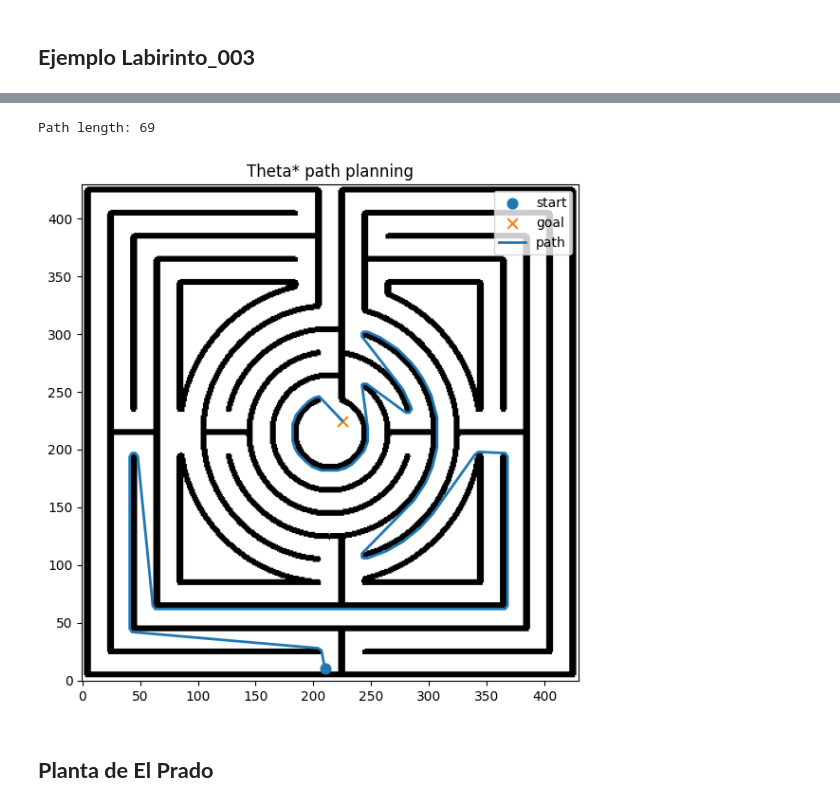
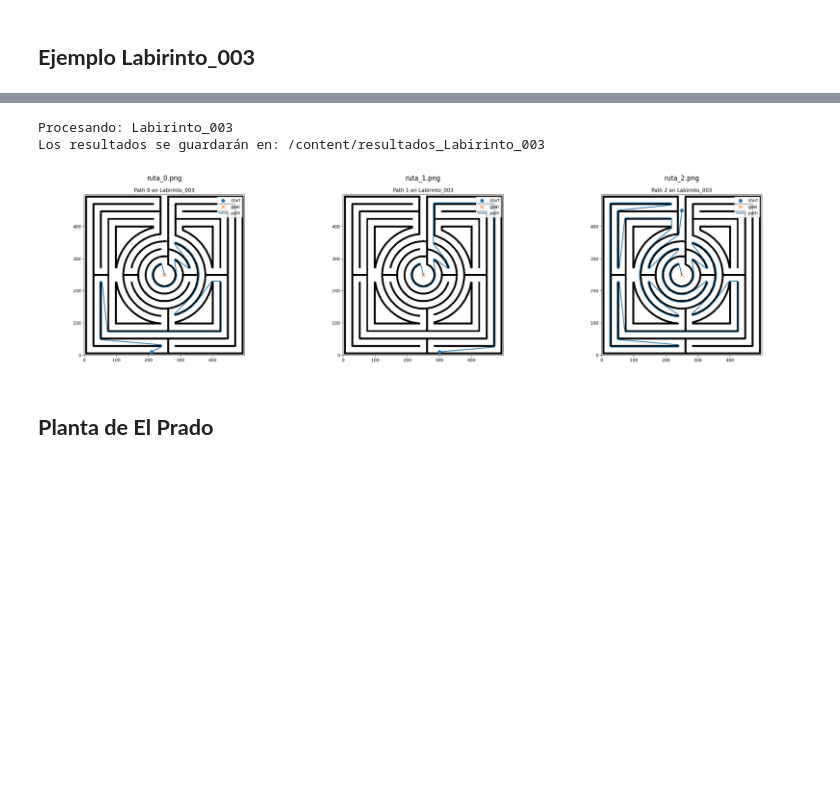
Before and after one commit to KafeisM/robots_autonomos, a Jupyter notebook: Planificación de caminos/robots_caminos.ipynb, the cells around one changed output, grey strips where cells are left out. Saved outputs shown, nothing was run; the diff lists cells and outputs as text; code cells hidden in the pictures; blank space fills up the shorter version.

```diff
--- a/Planificación de caminos/robots_caminos.ipynb
+++ b/Planificación de caminos/robots_caminos.ipynb
@@ -261,12 +276,44 @@ goal = (225, 225)
-# %%
-path = theta_star(grid, start, goal)
-print("Path length:", None if path is None else len(path))
-
-output_file = IMG_PATH + "_result.png"
-plot_and_save(grid, start, goal, path, out_path=output_file)
-# %% [output]
-Path length: 69
-[figure, removed]
+# %%
+print(f"Procesando: {nombre_archivo}")
+print(f"Los resultados se guardarán en: {OUTPUT_DIR}")
+
+for i in range(len(start)):
+    path = theta_star(grid, start[i], goal[i])
+    plot_and_save(
+        grid,
+        start[i],
+        goal[i],
+        path,
+        out_path=f"ruta_{i}.png",
+        out_dir=OUTPUT_DIR,
+        title=f"Path {i} en {nombre_archivo}"
+    )
+# %% [output]
+Procesando: Labirinto_003
+Los resultados se guardarán en: /content/resultados_Labirinto_003
+# %%
+
+# 1. Obtener rutas y cargar datos
+ruta_resultados = Path(OUTPUT_DIR)
+lista_imagenes = sorted(list(ruta_resultados.glob("*.png")))
+
+if lista_imagenes:
+    fig, axes = plt.subplots(1, len(lista_imagenes), figsize=(20, 5))
+    # Si solo hay 1 imagen, axes no es una lista, hay que hacerlo iterable
+    if len(lista_imagenes) == 1: axes = [axes]
+
+    for i, ax in enumerate(axes):
+        img = plt.imread(str(lista_imagenes[i]))
+        ax.imshow(img)
+        ax.set_title(lista_imagenes[i].name)
+        ax.axis('off')
+
+    plt.tight_layout()
+    plt.show()
+else:
+    print("No se encontraron imágenes guardadas.")
+# %% [output]
+[figure, added]
 # %% [markdown]
 ## **Planta de El Prado**
 # %%
```
Also changed, not shown: parts of 3 cells of this notebook.
